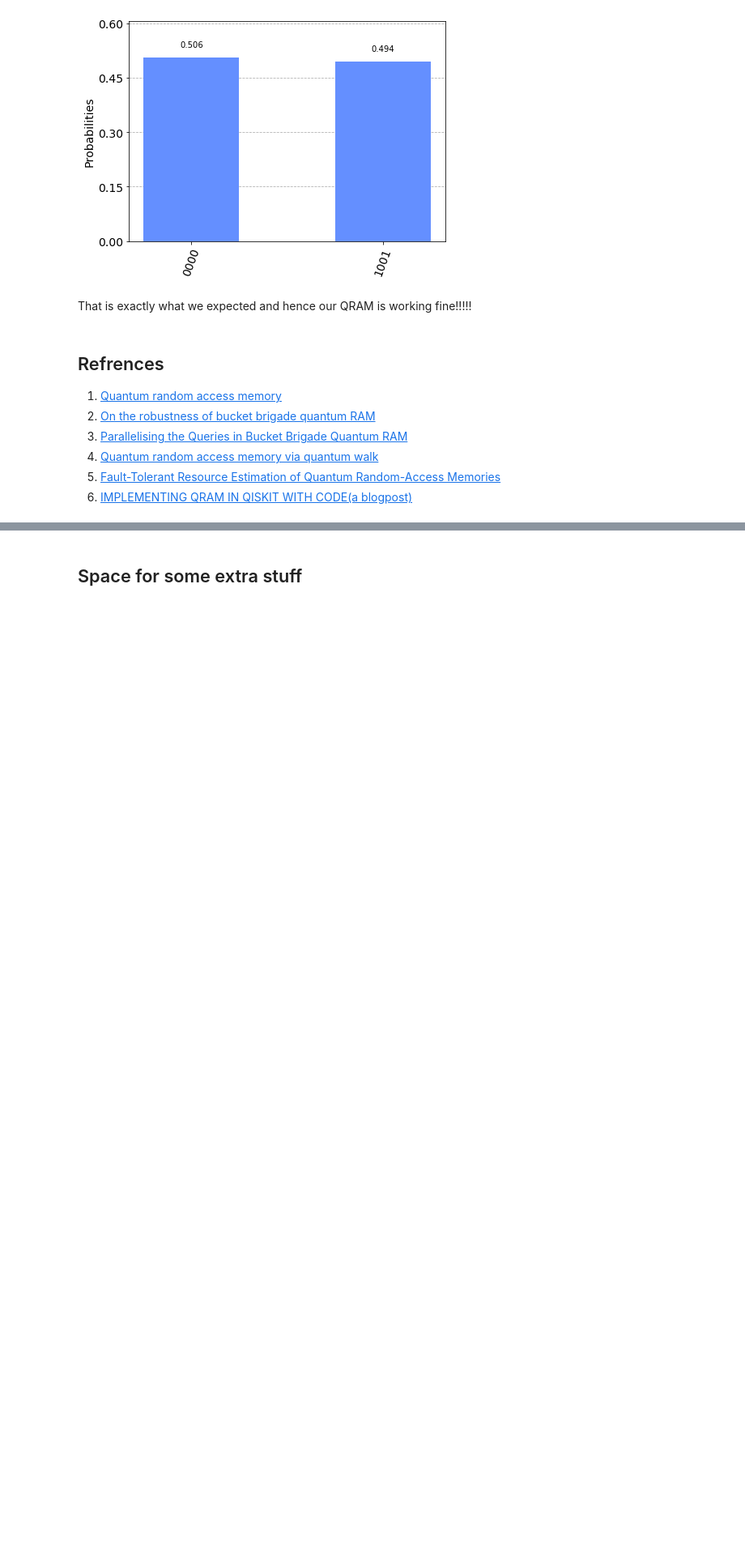
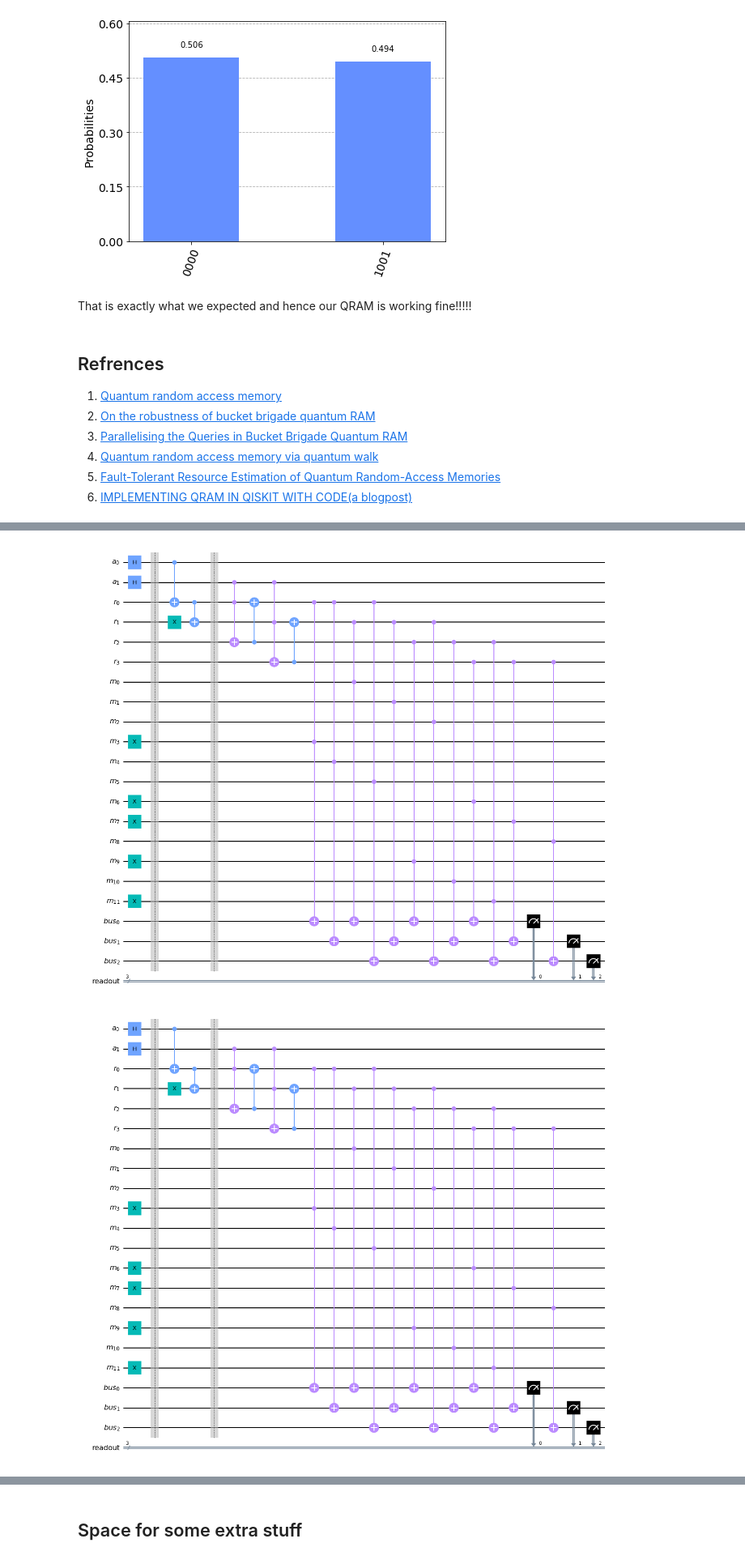
Before and after one commit to singhmeet11/Boosting-Algorithm, a Jupyter notebook: QRAM/QRAM.ipynb, the cells around one changed output, grey strips where cells are left out. Shown at 81% size. Drawn from its saved outputs; the diff is of its cells as text; code cells hidden in the pictures; blank space fills up the shorter version.

Commit message:
QRAM update

```diff
--- a/QRAM/QRAM.ipynb
+++ b/QRAM/QRAM.ipynb
@@ -379,0 +556,7 @@ That is exactly what we expected and hence our QRAM is working fine!!!!!
+# %%
+qc = QRAM(2,3)
+# %%
+qc.draw('mpl')
+# %% [output]
+[figure, added]
+[figure, added]
```
Also changed, not shown: parts of 10 cells of this notebook.
